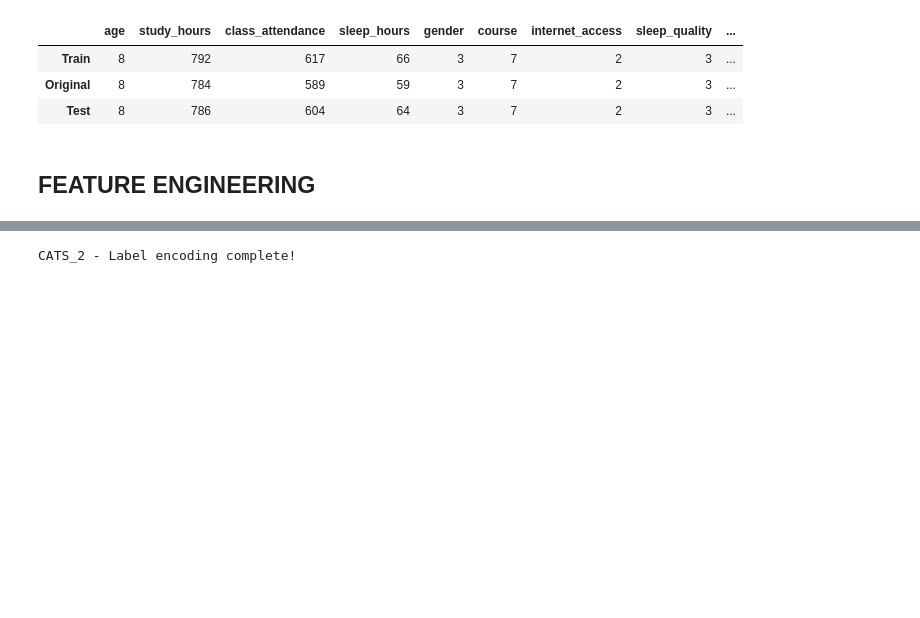
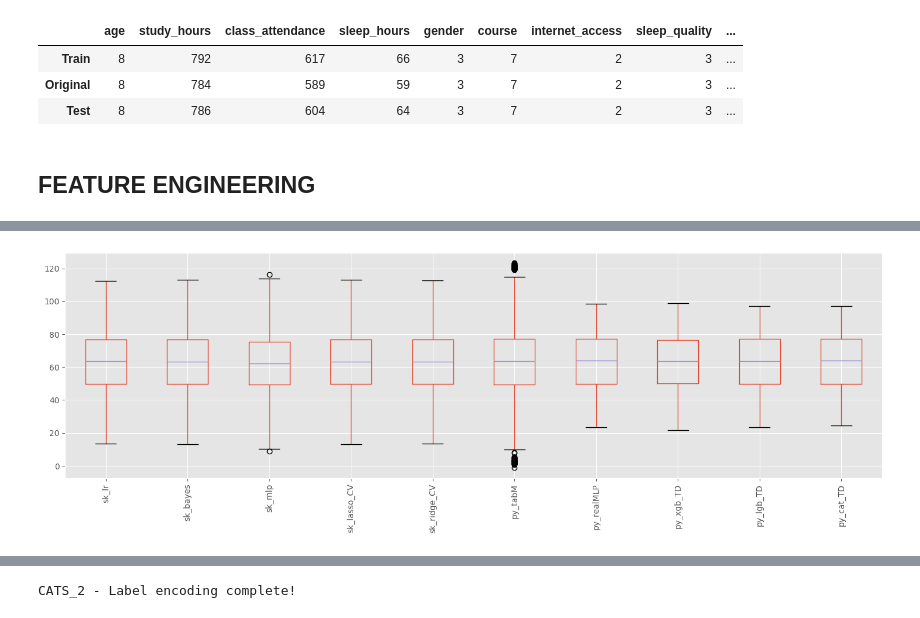
Before and after one commit to coded-sly/ps6e1-Student-Test-Score, a Jupyter notebook: ps6e1-lgbm-orig-basescore.ipynb, the cells around one changed output, grey strips where cells are left out. Saved outputs shown, nothing was run; the diff lists cells and outputs as text; code cells hidden in the pictures; blank space fills up the shorter version.

```diff
--- a/ps6e1-lgbm-orig-basescore.ipynb
+++ b/ps6e1-lgbm-orig-basescore.ipynb
@@ -180,0 +218,36 @@ unique_counts_df.style.background_gradient(cmap='bone')
+# %%
+PATHS = [
+    # '/kaggle/input/ps6e1-per-feature-ag',
+    # '/kaggle/input/ps6e1-autogluon-trainorig',
+    '/kaggle/input/ps6e1-lr-gbdt-nn-trainorig',
+]
+
+## -- Load dataframes --
+train_dfs = []
+test_dfs  = []
+
+## -- Load train/test datasets --
+for p in PATHS:
+    tr, ts = dataloader(p)
+    train_dfs.append(tr)
+    test_dfs.append(ts)
+
+## -- Concat datasets --
+ext_train = pd.concat(train_dfs, axis=1)
+ext_test  = pd.concat(test_dfs, axis=1)
+
+print('External data loaded', ext_train.shape, ext_test.shape)
+
+## -- Drop weighted autogluon models --
+for c in ext_train.columns:
+    if 'L2' in c or 'L3' in c: #
+        ext_train.drop([c], axis=1, inplace=True)
+        ext_test.drop([c], axis=1, inplace=True)
+    elif c == TARGET:
+        ext_train.drop([c], axis=1, inplace=True)
+
+## -- Check for missing values --
+print('Check missingness:', ext_train.isna().sum().sum(), ext_test.isna().sum().sum())
+
+display(ext_train.head(3))
+display(ext_test.head(3))
@@ -180,0 +284,8 @@ unique_counts_df.style.background_gradient(cmap='bone')
+# %%
+%%time
+
+plt.figure(figsize=(18, 5))
+ext_train.boxplot()
+# sns.boxplot(ext_train)
+plt.tick_params(axis='x', rotation=90)
+# %% [output]
@@ -181,3 +294,4 @@ unique_counts_df.style.background_gradient(cmap='bone')
+[figure, added]
 # %%
 # ## -- Factorize using combined data --
 # for c in CATS:
```
Also changed, not shown: parts of 21 cells of this notebook.
